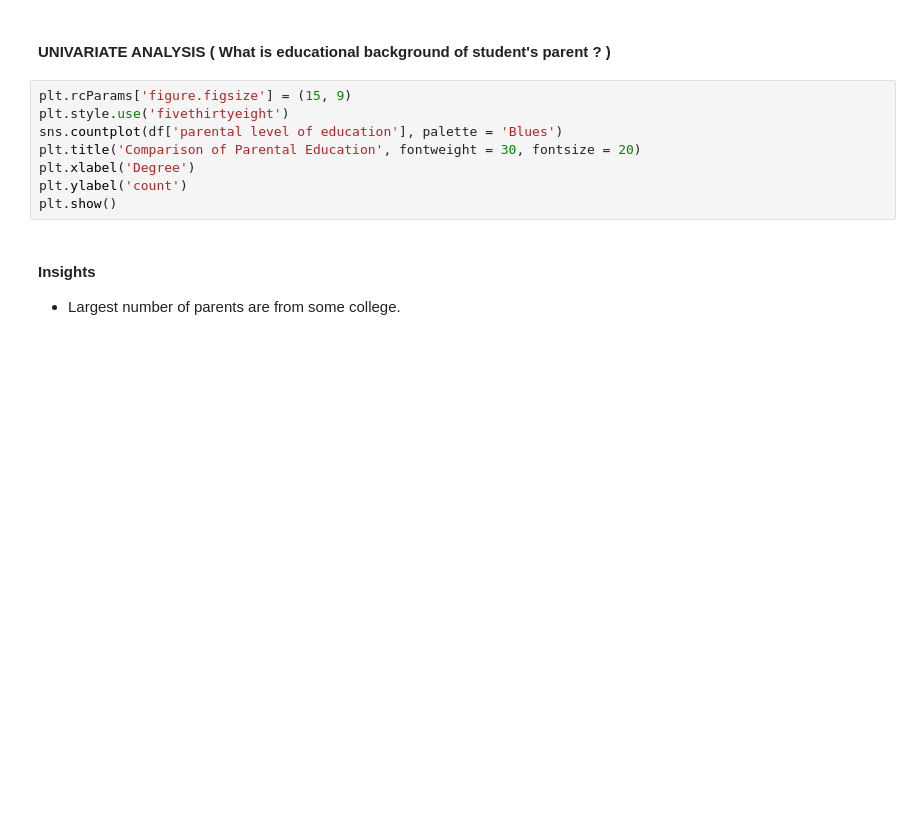
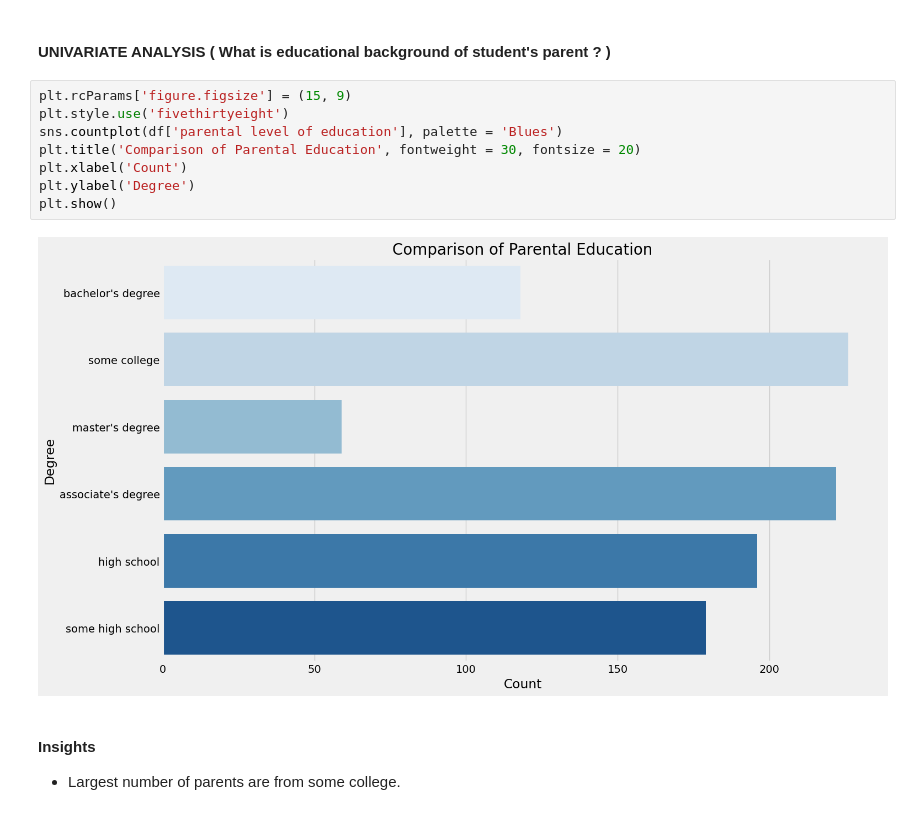
Before and after one commit to ashlanserrao/ml-project, a Jupyter notebook: notebook/1 . EDA STUDENT PERFORMANCE .ipynb, the cells around one changed output. Saved outputs shown, nothing was run; the diff lists cells and outputs as text; blank space fills up the shorter version.

```diff
--- a/notebook/1 . EDA STUDENT PERFORMANCE .ipynb
+++ b/notebook/1 . EDA STUDENT PERFORMANCE .ipynb
@@ -510,11 +516,13 @@ for container in ax[2].containers:
 # %%
 plt.rcParams['figure.figsize'] = (15, 9)
 plt.style.use('fivethirtyeight')
 sns.countplot(df['parental level of education'], palette = 'Blues')
 plt.title('Comparison of Parental Education', fontweight = 30, fontsize = 20)
-plt.xlabel('Degree')
-plt.ylabel('count')
+plt.xlabel('Count')
+plt.ylabel('Degree')
 plt.show()
+# %% [output]
+[figure, added]
 # %% [markdown]
 #### Insights
 - Largest number of parents are from some college.
```
Also changed, not shown: parts of 12 cells of this notebook.
